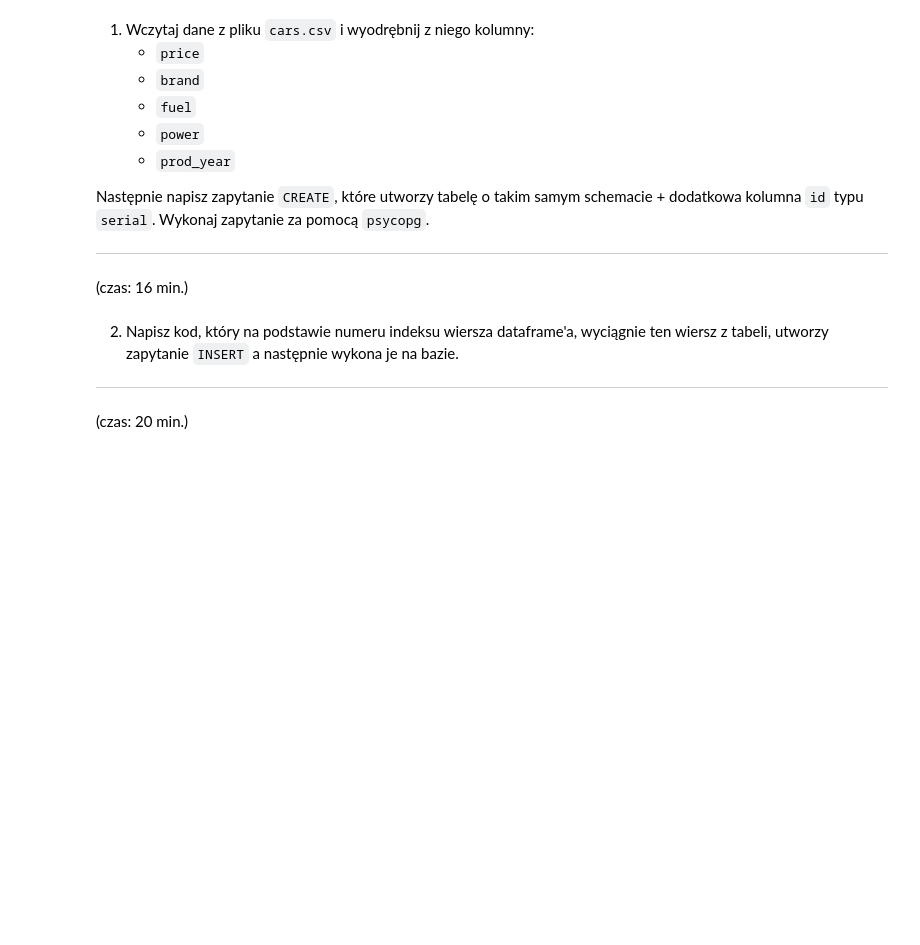
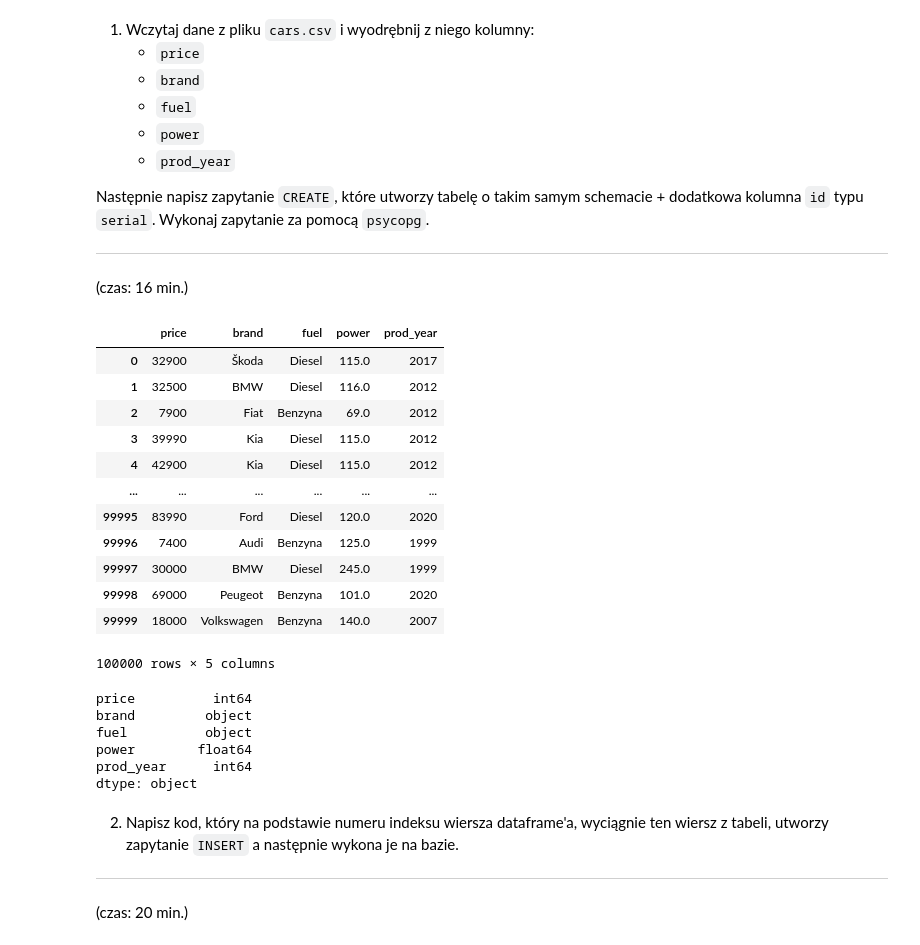
Before and after one commit to pp-szkolenia/2025-02-26_Sages_FastAPI, a Jupyter notebook: notebooki/Zadania/psycopg - zadania.ipynb, the cells around one changed output. Drawn from its saved outputs; the diff is of its cells as text; code cells hidden in the pictures; blank space fills up the shorter version.

```diff
--- a/notebooki/Zadania/psycopg - zadania.ipynb
+++ b/notebooki/Zadania/psycopg - zadania.ipynb
@@ -19,0 +21,28 @@ Następnie napisz zapytanie `CREATE`, które utworzy tabelę o takim samym schem
+# %%
+df = pd.read_csv("cars.csv",
+                 # dtype=object,
+                 usecols=["price", "brand", "fuel", "power", "prod_year"])
+df
+# %% [output]
+|  | price | brand | fuel | power | prod_year |
+| 0 | 32900 | Škoda | Diesel | 115.0 | 2017 |
+| 1 | 32500 | BMW | Diesel | 116.0 | 2012 |
+| 2 | 7900 | Fiat | Benzyna | 69.0 | 2012 |
+| 3 | 39990 | Kia | Diesel | 115.0 | 2012 |
+| 4 | 42900 | Kia | Diesel | 115.0 | 2012 |
+| ... | ... | ... | ... | ... | ... |
+| 99995 | 83990 | Ford | Diesel | 120.0 | 2020 |
+| 99996 | 7400 | Audi | Benzyna | 125.0 | 1999 |
+| 99997 | 30000 | BMW | Diesel | 245.0 | 1999 |
+| 99998 | 69000 | Peugeot | Benzyna | 101.0 | 2020 |
+| 99999 | 18000 | Volkswagen | Benzyna | 140.0 | 2007 |
+100000 rows × 5 columns
+# %%
+df.dtypes
+# %% [output]
+price          int64
+brand         object
+fuel          object
+power        float64
+prod_year      int64
+dtype: object
```
Also changed, not shown: parts of 21 cells of this notebook, 7 other files.
